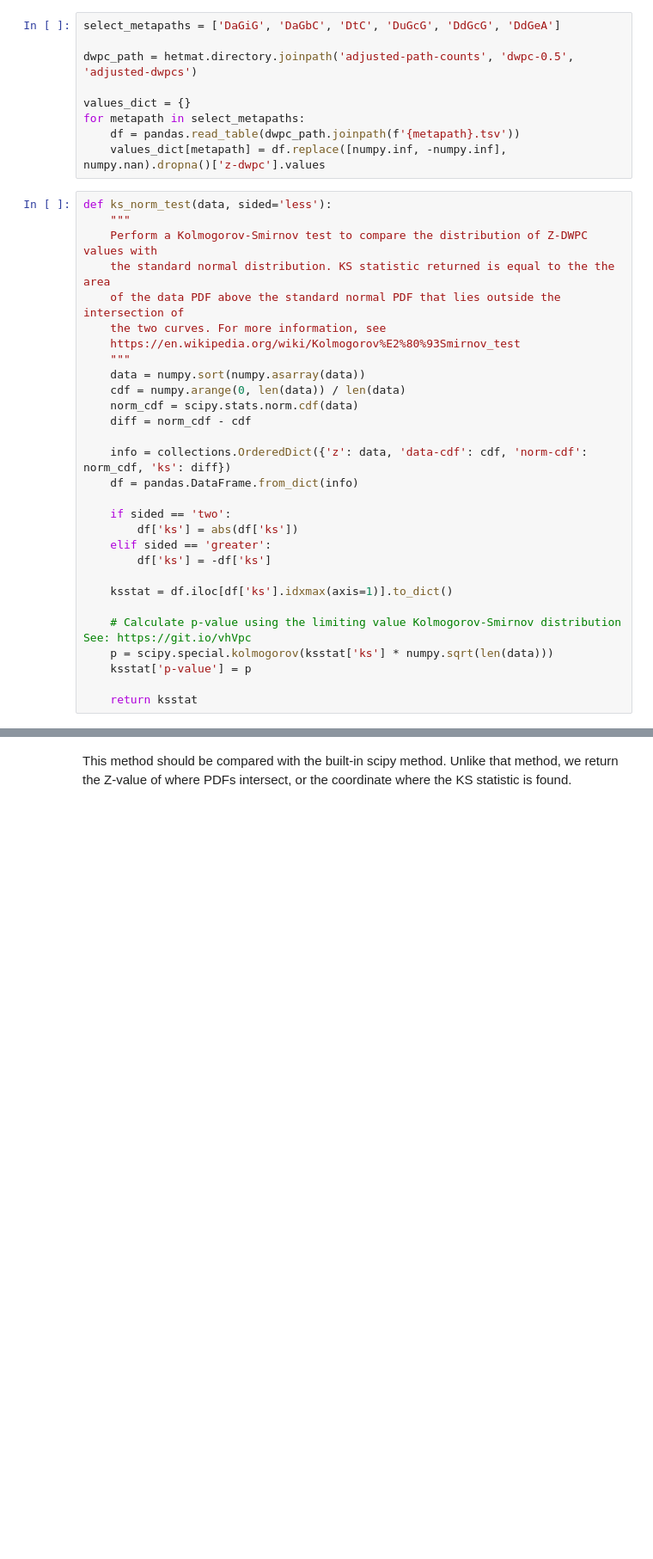
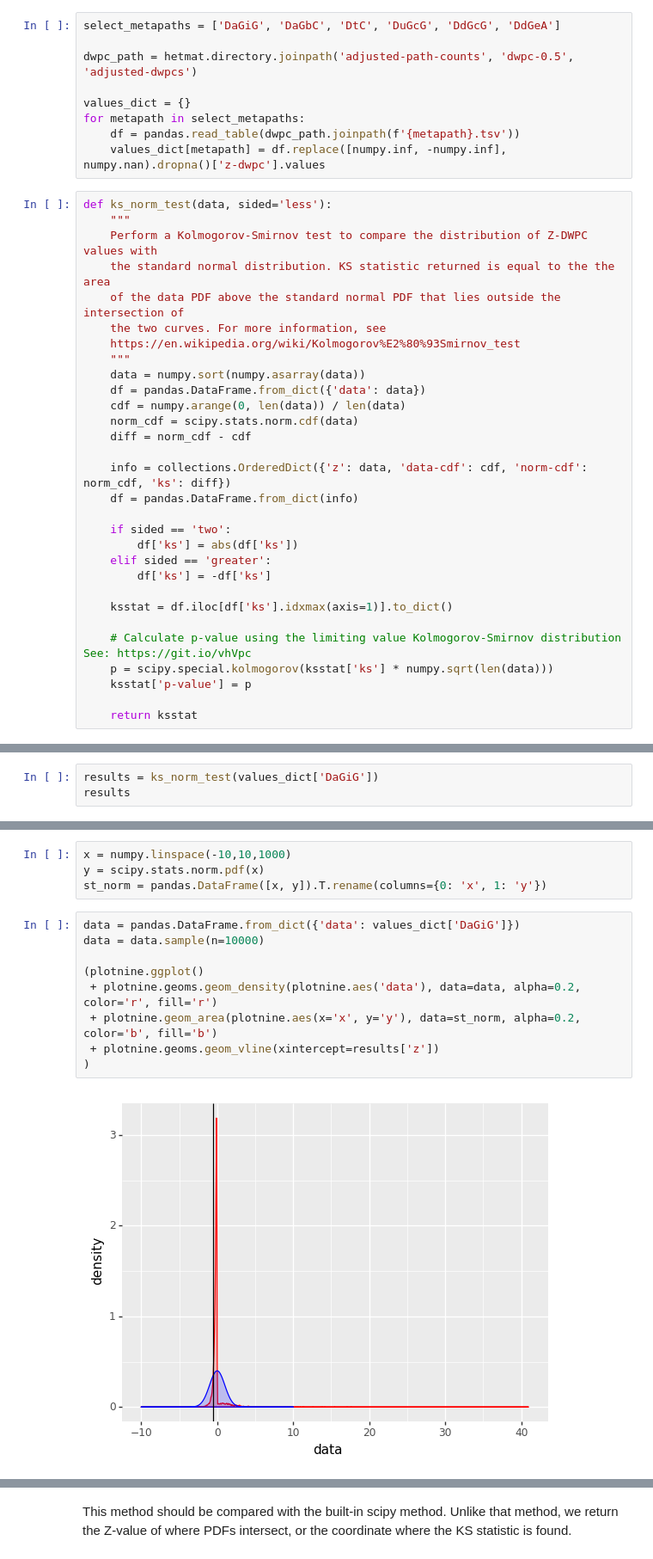
Before and after one commit to greenelab/connectivity-search-analyses, a Jupyter notebook: explore/z-dwpc-distribution.ipynb, the cells around one changed output, grey strips where cells are left out. Shown at 86% size. Saved outputs shown, nothing was run; the diff lists cells and outputs as text; blank space fills up the shorter version.

```diff
--- a/explore/z-dwpc-distribution.ipynb
+++ b/explore/z-dwpc-distribution.ipynb
@@ -36,6 +30,7 @@ def ks_norm_test(data, sided='less'):
     https://en.wikipedia.org/wiki/Kolmogorov%E2%80%93Smirnov_test
     """
     data = numpy.sort(numpy.asarray(data))
+    df = pandas.DataFrame.from_dict({'data': data})
     cdf = numpy.arange(0, len(data)) / len(data)
     norm_cdf = scipy.stats.norm.cdf(data)
     diff = norm_cdf - cdf
@@ -65,0 +53,3 @@ ks_norm_test(values_dict['DdGcG'])
+# %%
+results = ks_norm_test(values_dict['DaGiG'])
+results
@@ -65,0 +62,15 @@ ks_norm_test(values_dict['DdGcG'])
+# %%
+x = numpy.linspace(-10,10,1000)
+y = scipy.stats.norm.pdf(x)
+st_norm = pandas.DataFrame([x, y]).T.rename(columns={0: 'x', 1: 'y'})
+# %%
+data = pandas.DataFrame.from_dict({'data': values_dict['DaGiG']})
+data = data.sample(n=10000)
+
+(plotnine.ggplot()
+ + plotnine.geoms.geom_density(plotnine.aes('data'), data=data, alpha=0.2, color='r', fill='r')
+ + plotnine.geom_area(plotnine.aes(x='x', y='y'), data=st_norm, alpha=0.2, color='b', fill='b')
+ + plotnine.geoms.geom_vline(xintercept=results['z'])
+)
+# %% [output]
+[figure, added]
```
Also changed, not shown: parts of 12 cells of this notebook.
